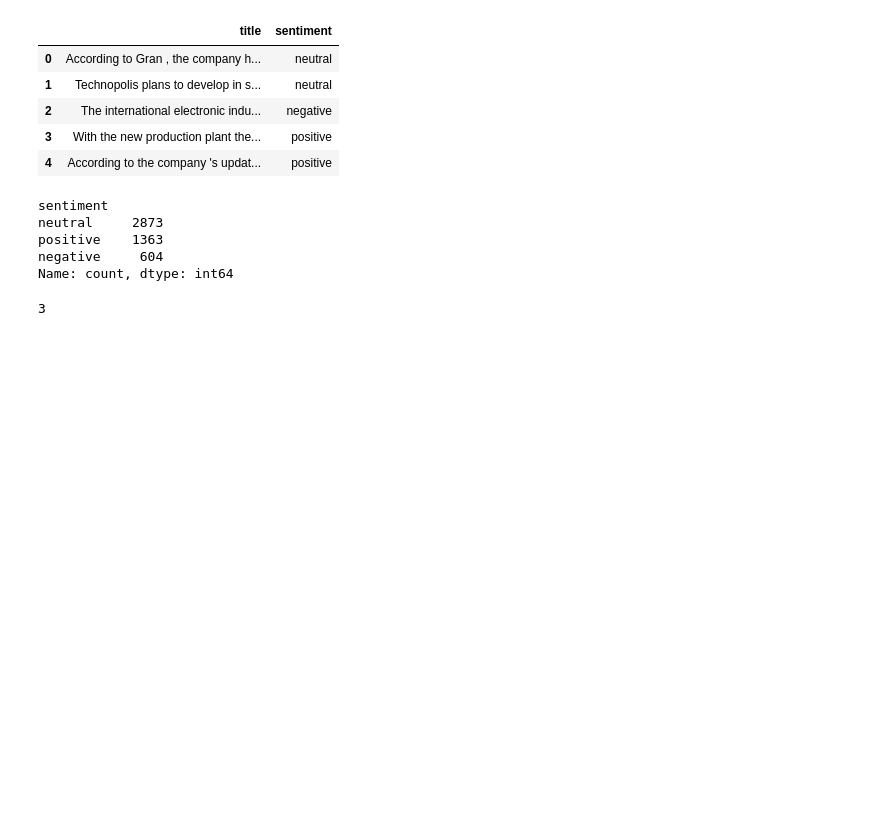
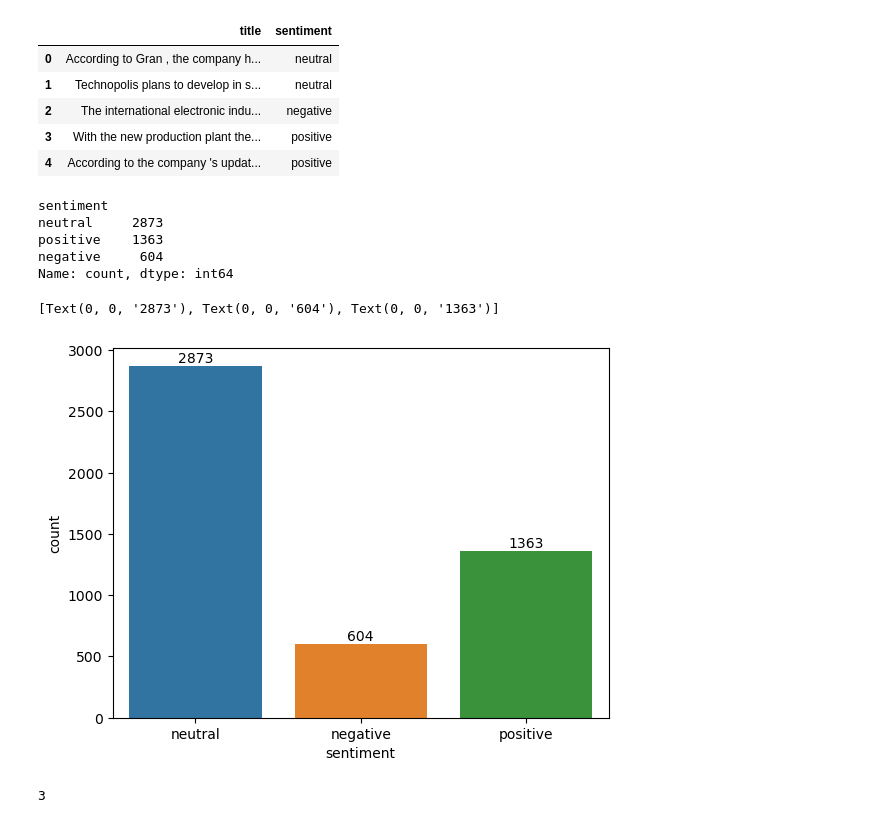
Before and after one commit to daddygianko/finance_sentiment_analysis, a Jupyter notebook: Modelos_dataset_FinancialPhraseBank_nlpaug.ipynb, the cells around one changed output. Saved outputs shown, nothing was run; the diff lists cells and outputs as text; code cells hidden in the pictures; blank space fills up the shorter version.

Commit message:
add count plot

```diff
--- a/Modelos_dataset_FinancialPhraseBank_nlpaug.ipynb
+++ b/Modelos_dataset_FinancialPhraseBank_nlpaug.ipynb
@@ -91,6 +93,12 @@ neutral     2873
 positive    1363
 negative     604
 Name: count, dtype: int64
+# %%
+ax = sns.countplot(x=df_raw["sentiment"])
+ax.bar_label(ax.containers[0])
+# %% [output]
+[Text(0, 0, '2873'), Text(0, 0, '604'), Text(0, 0, '1363')]
+[figure, added]
 # %%
 cat_names = ['negative', 'neutral', 'positive']
 cat_values = [0, 1, 2]
```
Also changed, not shown: parts of 1 cell of this notebook.
